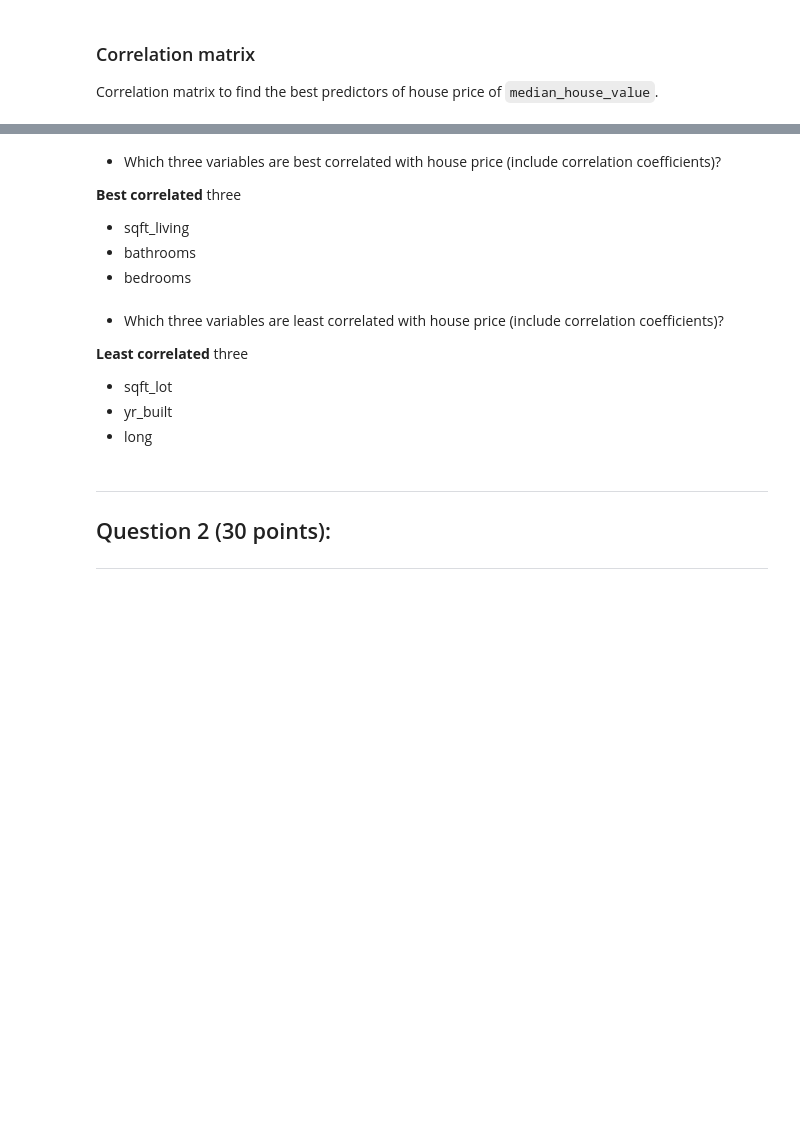
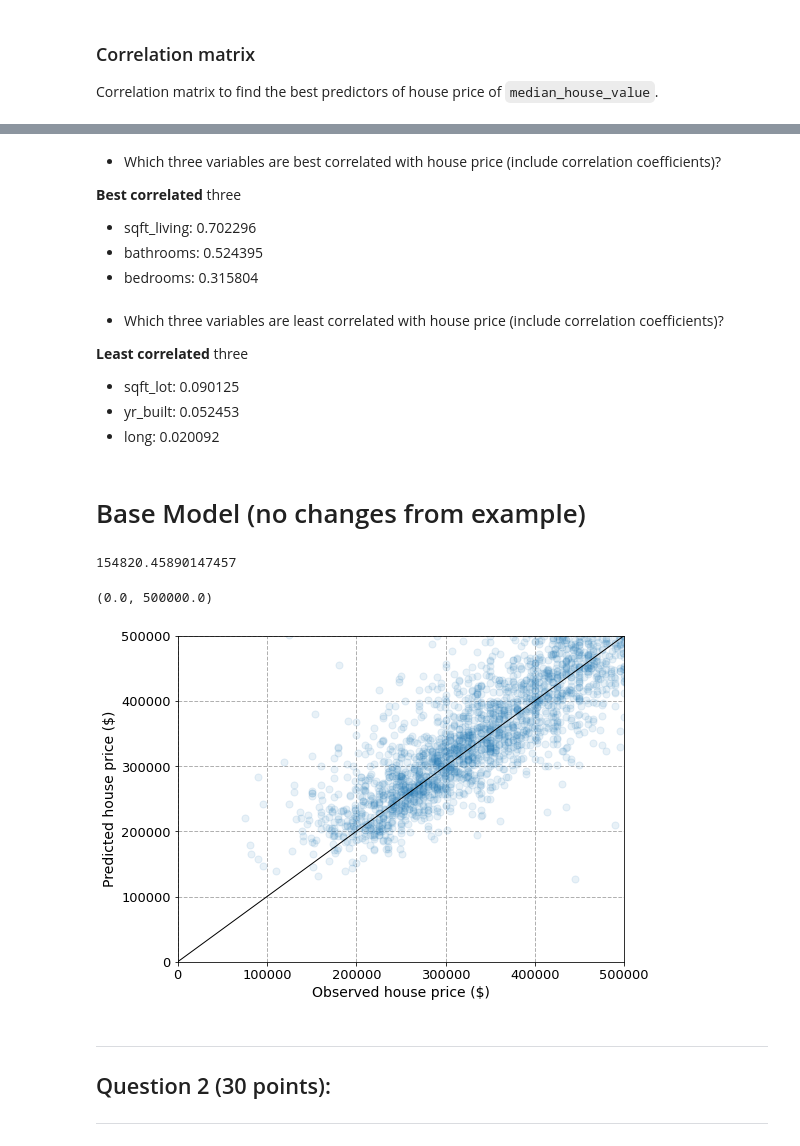
Before and after one commit to bhunter2/geospatial-data-science, a Jupyter notebook: labs/lab5/lab5_submission.ipynb, the cells around one changed output, grey strips where cells are left out. Saved outputs shown, nothing was run; the diff lists cells and outputs as text; code cells hidden in the pictures; blank space fills up the shorter version.

```diff
--- a/labs/lab5/lab5_submission.ipynb
+++ b/labs/lab5/lab5_submission.ipynb
@@ -73,21 +112,23 @@ corr_matrix["price"].sort_values(ascending= False)
 
 **Best correlated** three
 
-* sqft_living
-* bathrooms
-* bedrooms
+* sqft_living: 0.702296
+* bathrooms:    0.524395
+* bedrooms:  0.315804
 # %% [markdown]
 * Which three variables are least correlated with house price (include correlation coefficients)?
 
 **Least correlated** three
 
-* sqft_lot
-* yr_built
-* long
+* sqft_lot:  0.090125
+* yr_built: 0.052453
+* long: 0.020092
+# %% [markdown]
+# Base Model (no changes from example)
 # %%
 # Define feature list
 feature_list =  ['sqft_living', 'bathrooms', 'bedrooms',
-                 'sqft_lot', 'yr_built']
+                 'sqft_lot', 'yr_built', 'lat', 'long']
 
 # Define features and labels
 X = gdf_utm[feature_list]
@@ -98,33 +139,38 @@ scaler = StandardScaler()
 X_scaled = scaler.fit_transform(X)
 
 # Split data
-X_train, X_test, y_train, y_test = train_test_split(X_scaled, y, test_size=0.2, random_state=42)
+X_train_orig, X_test_orig, y_train_orig, y_test_orig = train_test_split(X_scaled, y, test_size=0.2, random_state=42)
 
 # Define model
-forest_reg_n150_orig = RandomForestRegressor(n_estimators = 150)
+forest_reg_orig = RandomForestRegressor(n_estimators = 30)
 
 # Fit model
-forest_reg_n150_orig.fit(X_train, y_train)
+forest_reg_orig.fit(X_train_orig, y_train_orig)
 
 
 # Predict test labels predictions
-predictions_n150_orig = forest_reg_n150_orig.predict(X_test)
+predictions_orig = forest_reg_orig.predict(X_test_orig)
 
 # Compute mean-squared-error
-final_mse_n150_orig = mean_squared_error(y_test , predictions_n150_orig)
-final_rmse_n150_orig = np.sqrt(final_mse_n150_orig)
-final_rmse_n150_orig
+final_mse_orig = mean_squared_error(y_test_orig, predictions_orig)
+final_rmse_orig = np.sqrt(final_mse_orig)
+final_rmse_orig
+# %% [output]
+154820.45890147457
 # %%
 # Plot
 fig, ax = plt.subplots(figsize=(8, 6))
-ax.scatter(y_test, predictions_n150_orig, alpha=0.1, s=50, zorder=2)
+ax.scatter(y_test_orig, predictions_orig, alpha=0.1, s=50, zorder=2)
 ax.plot([0,500000], [0, 500000], color='k', lw=1, zorder=3)
 ax.set_ylabel('Predicted house price ($)', fontsize=14)
 ax.set_xlabel('Observed house price ($)', fontsize=14)
 ax.tick_params(axis='both', which='major', labelsize=13)
 ax.grid(ls='dashed', lw=1, zorder=1)
 ax.set_ylim(0,500000)
 ax.set_xlim(0,500000)
+# %% [output]
+(0.0, 500000.0)
+[figure, added]
 # %% [markdown]
 *******
 
```
Also changed, not shown: parts of 49 cells of this notebook.
